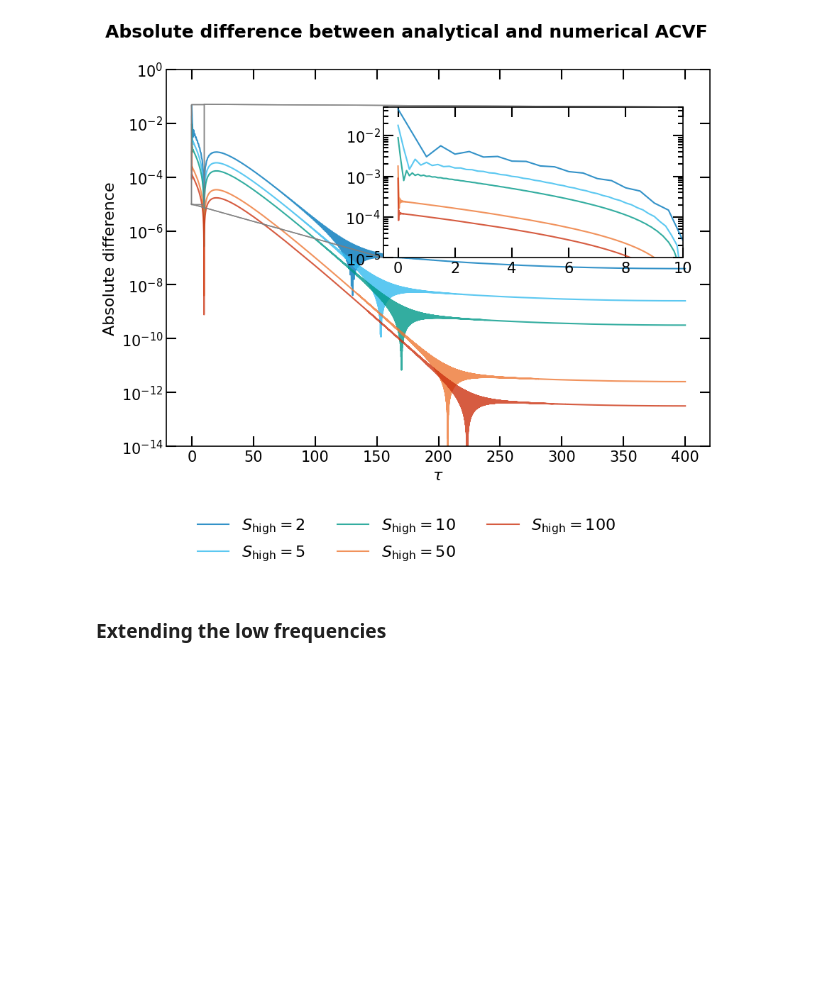
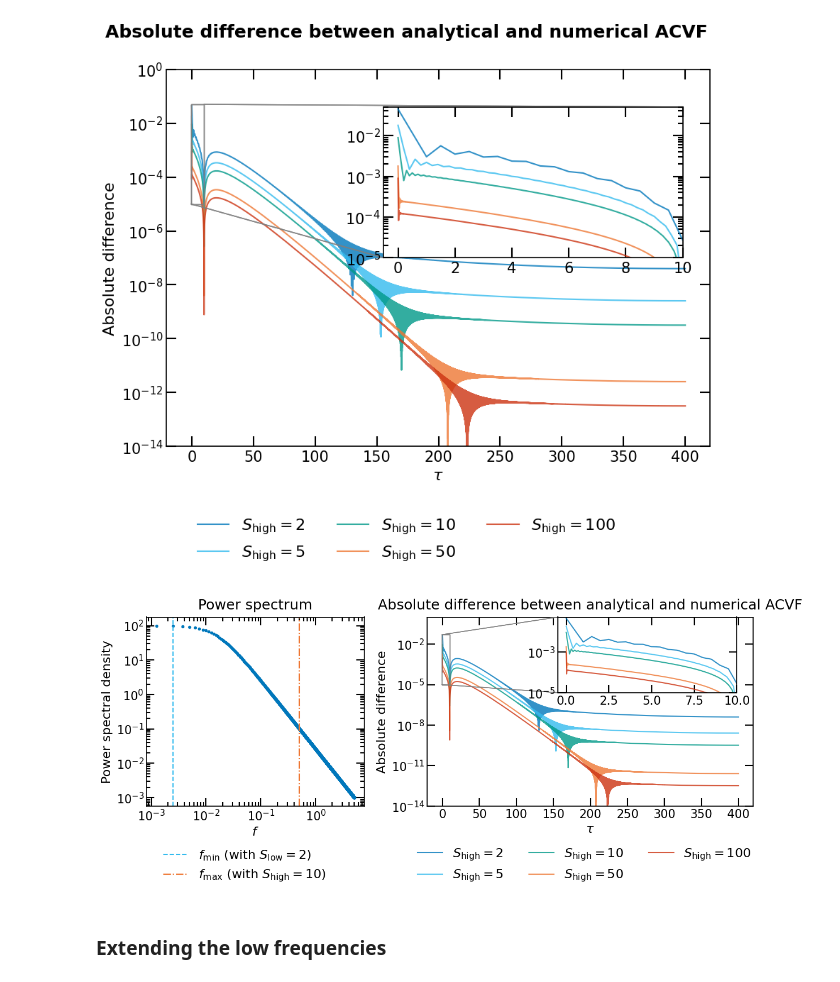
Before and after one commit to mlefkir/pioran, a Jupyter notebook: docs/references/On_the_fft.ipynb, the cells around one changed output. Drawn from its saved outputs; the diff is of its cells as text; code cells hidden in the pictures; blank space fills up the shorter version.

```diff
--- a/docs/references/On_the_fft.ipynb
+++ b/docs/references/On_the_fft.ipynb
@@ -310,6 +310,86 @@ fig.suptitle("Absolute difference between analytical and numerical ACVF")
 fig.tight_layout()
 # %% [output]
 [figure]
+# %%
+S_low = 2
+S_high = 10
+
+f0 = f_min/S_low
+df = f0
+fN = f_max*S_high # max frequency
+# grid of frequencies, from 0 to fend-df with step size df
+f = np.arange(0,fN,f0)
+# number of points in the psd including the zeroth freq
+N = len(f)
+# define the parameters of the psd
+A , sigma = 1 , 1e-1
+
+P = Expo_PSD(f,A,sigma)
+
+fig,ax = plt.subplots(1,2,figsize=(12.5,5),gridspec_kw={'width_ratios': [1, 1.5]})
+ax[0].plot(f,P,'.')
+ax[0].set_xlabel(r'$f$')
+ax[0].set_ylabel('Power spectral density')
+ax[0].loglog()
+# ax[0].set_title("PSD with $S_\mathrm{low}=%i$ and $S_\mathrm{high}=%i$"%(S_low,S_high))
+ax[0].set_title("Power spectrum",pad=10)
+ax[0].axvline(f_min,ls='--',color='C1',label=r'$f_\mathrm{min}$ (with $S_\mathrm{low}=%i$)'%S_low)
+ax[0].axvline(f_max,ls='-.',color='C3',label=r'$f_\mathrm{max}$ (with $S_\mathrm{high}=%i$)'%S_high)
+# ax[0].legend(loc='lower left')
+ax[0].legend(bbox_to_anchor=(0.22, -0.09), loc="lower center",
+                bbox_transform=fig.transFigure)
+# fig.tight_layout()
+for i,S_high in enumerate([2,5,10,50,100]):
+
+    f0 = f_min/S_low
+    df = f0
+    fN = f_max*S_high # max frequency
+    # grid of frequencies, from 0 to fend-df with step size df
+    f = np.arange(0,fN,f0)
+    # number of points in the psd including the zeroth freq
+    N = len(f)
+    # define the parameters of the psd
+    A , sigma = 1 , 1e-1
+
+    P = Expo_PSD(f,A,sigma)
+
+    if N%2==0:
+        N+=1
+    tmax = 0.5 / df
+    dt = 1 / df / (N-1) / 2
+    t = np.arange(0,tmax+dt,dt)
+
+    R_theo = Expo_ACV(t,A,sigma)
+
+    # compute the IFFT, with a normalisation factor 1/M, M=2*(len(y)-1)
+    R_dift = np.fft.irfft(P)
+    # assert (R_dift[1:N-1]-np.flip(R_dift[N:])<np.finfo(float).eps).all(), "The IRFFT did not return a mirrored ACV"
+    R_num = R_dift[:N]/dt
+
+    ax[1].plot(t,np.abs(R_theo-R_num),label=f'$S_\mathrm{{high}}={{{S_high}}}$',alpha=0.8)#,marker='s')
+    ax[1].set_xlabel(r"$\tau$")
+    ax[1].set_ylabel(r"Absolute difference")
+    ax[1].set_yscale('log')
+    ax[1].set_ylim(1e-14,1)
+
+    if i==0 :
+        axins = ax[1].inset_axes([0.4, 0.6, 0.55, 0.4])
+    axins.plot(t,np.abs(R_theo-R_num),label=f'$S_\mathrm{{high}}={{{S_high}}}$',alpha=0.8)#,marker='s')
+    # subregion of the original image
+    x1, x2, y1, y2 = -0.5, 10, 1e-5, .5e-1
+    axins.set_xlim(x1, x2)
+    axins.set_ylim(y1, y2)
+    axins.set_yscale('log')
+
+
+    ax[1].indicate_inset_zoom(axins, edgecolor="grey")
+    ax[1].legend(bbox_to_anchor=(0.7, -0.09), loc="lower center",
+                bbox_transform=fig.transFigure, ncol=3)
+    ax[1].set_title("Absolute difference between analytical and numerical ACVF",pad=10)
+fig.tight_layout()
+fig.savefig('FFT_ACVF_expo.pdf',bbox_inches='tight')
+# %% [output]
+[figure, added]
 # %% [markdown]
 ### Extending the low frequencies
 # %% [markdown]
```
Also changed, not shown: 40 other files.
